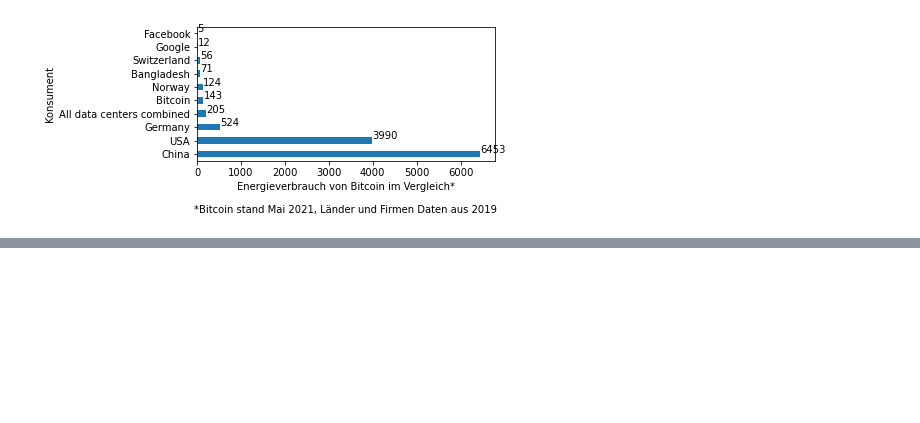
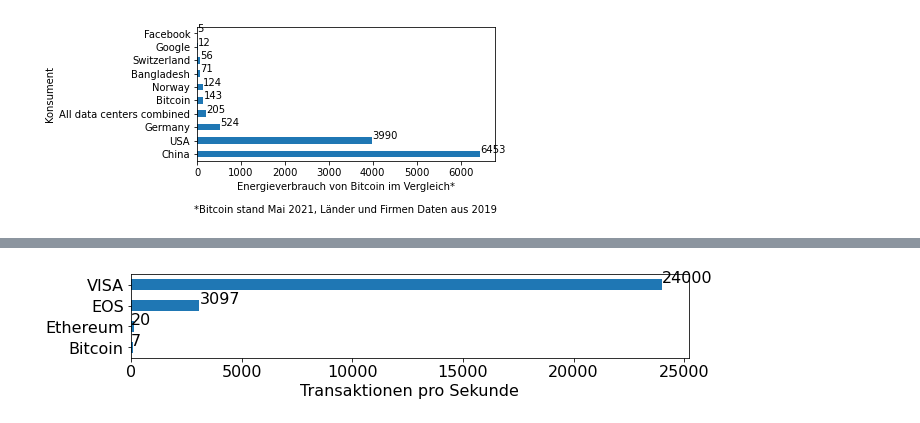
Before and after one commit to Hannes5612/crypto_essay, a Jupyter notebook: Top10Graph.ipynb, the cells around one changed output, grey strips where cells are left out. Cells and saved outputs as stored; diff of their text form; code cells hidden in the pictures; blank space fills up the shorter version.

```diff
--- a/Top10Graph.ipynb
+++ b/Top10Graph.ipynb
@@ -58,0 +94,8 @@ plt.savefig('./images/energyconsume.pdf')
+# %%
+x =['Bitcoin', 'Ethereum', 'EOS', 'VISA']
+y = [80,150,3097,24000]
+z = [7,20,3097,24000]
+data={'Stuff':x, 'transactions/s':y}
+# %%
+transactions = pd.DataFrame(data).set_index('Stuff')
+transactions['hidden'] = z
@@ -58,0 +111,12 @@ plt.savefig('./images/energyconsume.pdf')
+# %%
+ax = transactions['transactions/s'].plot.barh(figsize=(10,2), legend=False)
+ax.set_xlabel('Transaktionen pro Sekunde')
+ax.set_ylabel('')
+x = transactions.iloc[:,1].tolist()
+for i, v in enumerate(x):
+    ax.text(v + 1, i + .1, str(v), fontweight = 'light')
+
+plt.gcf().subplots_adjust(bottom=0.3)
+plt.savefig('./images/transactions.pdf')
+# %% [output]
+[figure, added]
```
Also changed, not shown: parts of 10 cells of this notebook, 18 other files.
